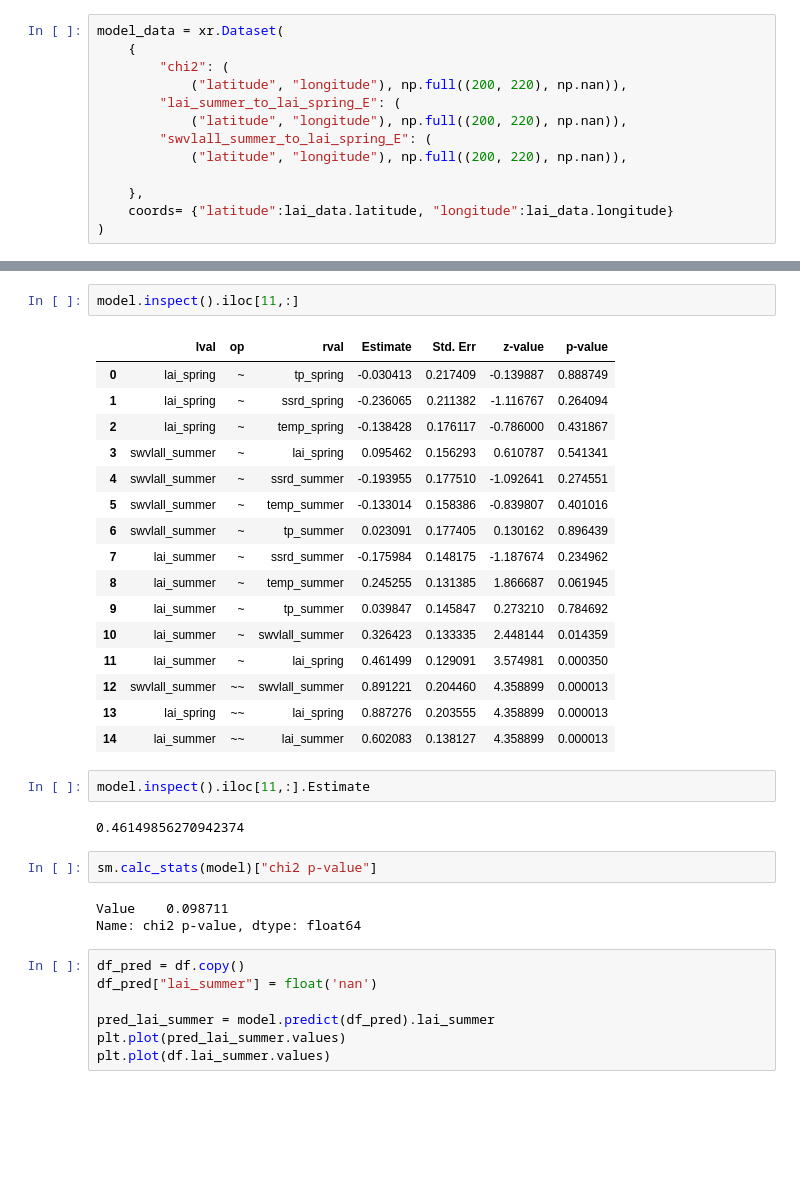
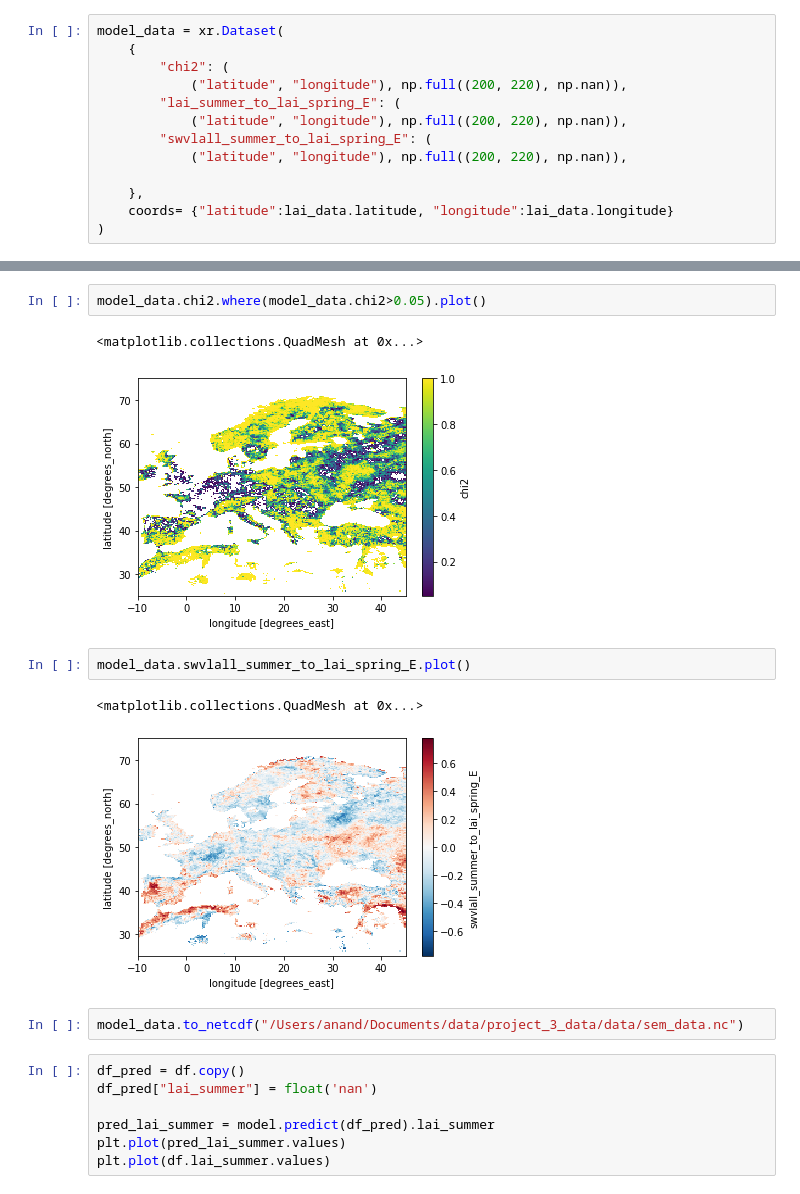
Before and after one commit to melioristic/preconditioned-compound-vegetation, a Jupyter notebook: n6_spatial_pattern_sem.ipynb, the cells around one changed output, grey strips where cells are left out. Cells and saved outputs as stored; diff of their text form; blank space fills up the shorter version.

```diff
--- a/n6_spatial_pattern_sem.ipynb
+++ b/n6_spatial_pattern_sem.ipynb
@@ -140,31 +158,15 @@ model_data.lai_summer_to_lai_spring_E.plot()
-# %%
-model.inspect().iloc[11,:]
-# %% [output]
-|  | lval | op | rval | Estimate | Std. Err | z-value | p-value |
-| 0 | lai_spring | ~ | tp_spring | -0.030413 | 0.217409 | -0.139887 | 0.888749 |
-| 1 | lai_spring | ~ | ssrd_spring | -0.236065 | 0.211382 | -1.116767 | 0.264094 |
-| 2 | lai_spring | ~ | temp_spring | -0.138428 | 0.176117 | -0.786000 | 0.431867 |
-| 3 | swvlall_summer | ~ | lai_spring | 0.095462 | 0.156293 | 0.610787 | 0.541341 |
-| 4 | swvlall_summer | ~ | ssrd_summer | -0.193955 | 0.177510 | -1.092641 | 0.274551 |
-| 5 | swvlall_summer | ~ | temp_summer | -0.133014 | 0.158386 | -0.839807 | 0.401016 |
-| 6 | swvlall_summer | ~ | tp_summer | 0.023091 | 0.177405 | 0.130162 | 0.896439 |
-| 7 | lai_summer | ~ | ssrd_summer | -0.175984 | 0.148175 | -1.187674 | 0.234962 |
-| 8 | lai_summer | ~ | temp_summer | 0.245255 | 0.131385 | 1.866687 | 0.061945 |
-| 9 | lai_summer | ~ | tp_summer | 0.039847 | 0.145847 | 0.273210 | 0.784692 |
-| 10 | lai_summer | ~ | swvlall_summer | 0.326423 | 0.133335 | 2.448144 | 0.014359 |
-| 11 | lai_summer | ~ | lai_spring | 0.461499 | 0.129091 | 3.574981 | 0.000350 |
-| 12 | swvlall_summer | ~~ | swvlall_summer | 0.891221 | 0.204460 | 4.358899 | 0.000013 |
-| 13 | lai_spring | ~~ | lai_spring | 0.887276 | 0.203555 | 4.358899 | 0.000013 |
-| 14 | lai_summer | ~~ | lai_summer | 0.602083 | 0.138127 | 4.358899 | 0.000013 |
-# %%
-model.inspect().iloc[11,:].Estimate
-# %% [output]
-0.46149856270942374
-# %%
-sm.calc_stats(model)["chi2 p-value"]
-# %% [output]
-Value    0.098711
-Name: chi2 p-value, dtype: float64
+# %%
+model_data.chi2.where(model_data.chi2>0.05).plot()
+# %% [output]
+<matplotlib.collections.QuadMesh at 0x...>
+[figure, added]
+# %%
+model_data.swvlall_summer_to_lai_spring_E.plot()
+# %% [output]
+<matplotlib.collections.QuadMesh at 0x...>
+[figure, added]
+# %%
+model_data.to_netcdf("/Users/anand/Documents/data/project_3_data/data/sem_data.nc")
 # %%
 df_pred = df.copy()
 df_pred["lai_summer"] = float('nan')
```
Also changed, not shown: parts of 7 cells of this notebook, 17 other files.
